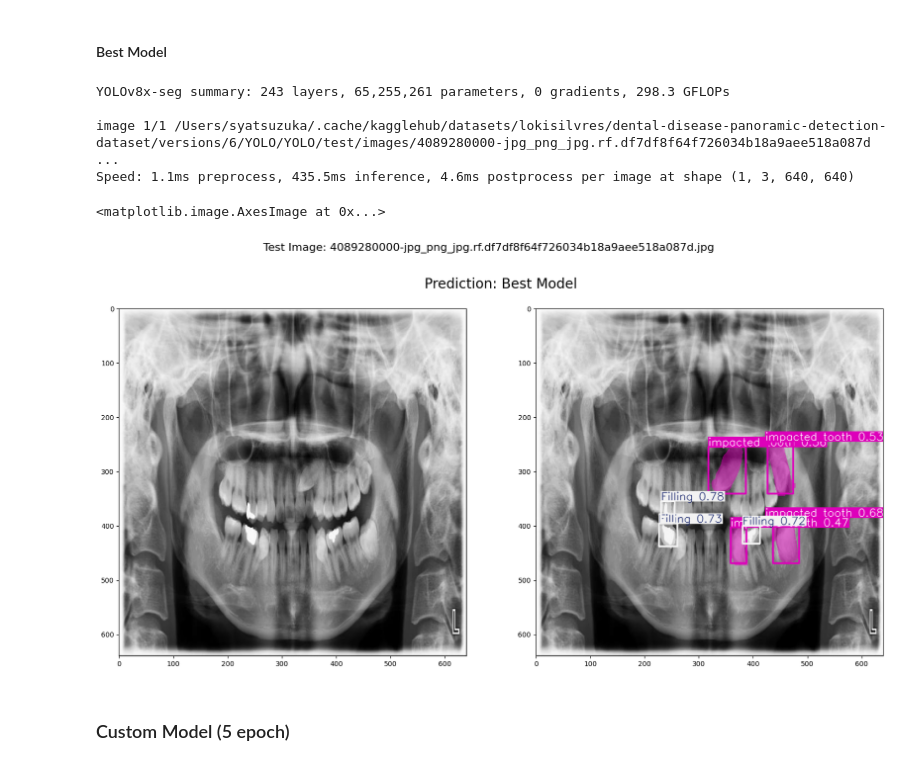
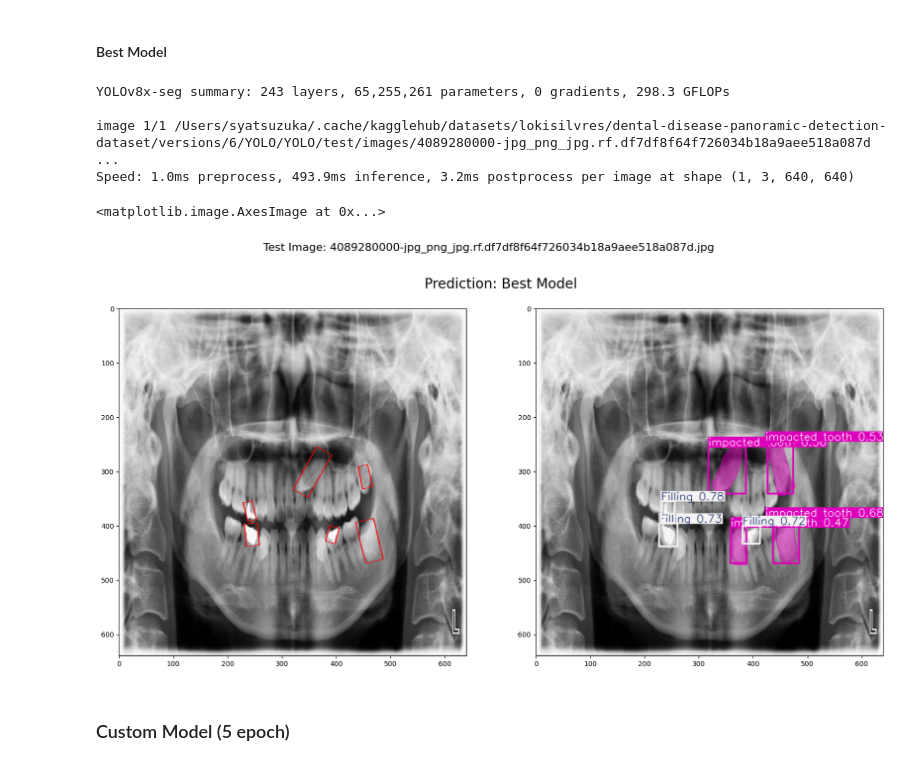
Before and after one commit to dental-xray/dental-xray, a Jupyter notebook: notebooks/shunjiro_notebook.ipynb, the cells around one changed output. Drawn from its saved outputs; the diff is of its cells as text; code cells hidden in the pictures.

Commit message:
added comparison between test data and prediction

```diff
--- a/notebooks/shunjiro_notebook.ipynb
+++ b/notebooks/shunjiro_notebook.ipynb
@@ -270,8 +272,7 @@ model = YOLO(pt_file)
 # %% [markdown]
 #### Best Model
 # %%
-import multiprocessing
-import torch
+
 from ultralytics import YOLO
 import cv2
 
@@ -279,39 +280,47 @@ import cv2
 #===== Choose a sample image =====
 index = 210
 test_image = files_test[index]
+test_image_label = files_test_labels[index]
 
 #===== Show the Test Image =====
 img = Image.open(test_image)
+width, height = img.size
+
+polygons = read_yolo_polygon(test_image_label, width, height)
+draw = ImageDraw.Draw(img)
+for class_id, points in polygons:
+    draw.polygon(points, outline="red", width=2)
 
 #===== Loading a model =====
 pt_file = path+"/best.pt"
 # pt_file = "/Users/syatsuzuka/code/Wikar235/disease-recognition/models/trained_model.pt"
 # pt_file = "/Users/syatsuzuka/code/Wikar235/disease-recognition/models/trained_model_100epoch.pt"
 model = YOLO(pt_file)
 model.info()
 
 #===== Prediction =====
 results = model.predict(test_image)
 plotted_img = results[0].plot()
 
+
 #===== Show Prediction Result =====
 plt.figure(figsize=(20, 10))
 plt.suptitle(f"Test Image: {os.path.basename(test_image)}", fontsize=16)
 plt.title(f"Prediction: Best Model", fontsize=20)
 plt.axis('off')
 
 plt.subplot(1, 2, 1)
 plt.imshow(img)
 
 plt.subplot(1, 2, 2)
 plt.imshow(cv2.cvtColor(plotted_img, cv2.COLOR_BGR2RGB))
 # %% [output]
 YOLOv8x-seg summary: 243 layers, 65,255,261 parameters, 0 gradients, 298.3 GFLOPs
 
 image 1/1 /Users/syatsuzuka/.cache/kagglehub/datasets/lokisilvres/dental-disease-panoramic-detection-dataset/versions/6/YOLO/YOLO/test/images/4089280000-jpg_png_jpg.rf.df7df8f64f726034b18a9aee518a087d ...
-Speed: 1.1ms preprocess, 435.5ms inference, 4.6ms postprocess per image at shape (1, 3, 640, 640)
+Speed: 1.0ms preprocess, 493.9ms inference, 3.2ms postprocess per image at shape (1, 3, 640, 640)
 <matplotlib.image.AxesImage at 0x...>
-[figure, old version]
+[figure, new version]
 # %% [markdown]
 ### Custom Model (5 epoch)
 # %%
```
Also changed, not shown: parts of 3 cells of this notebook.
